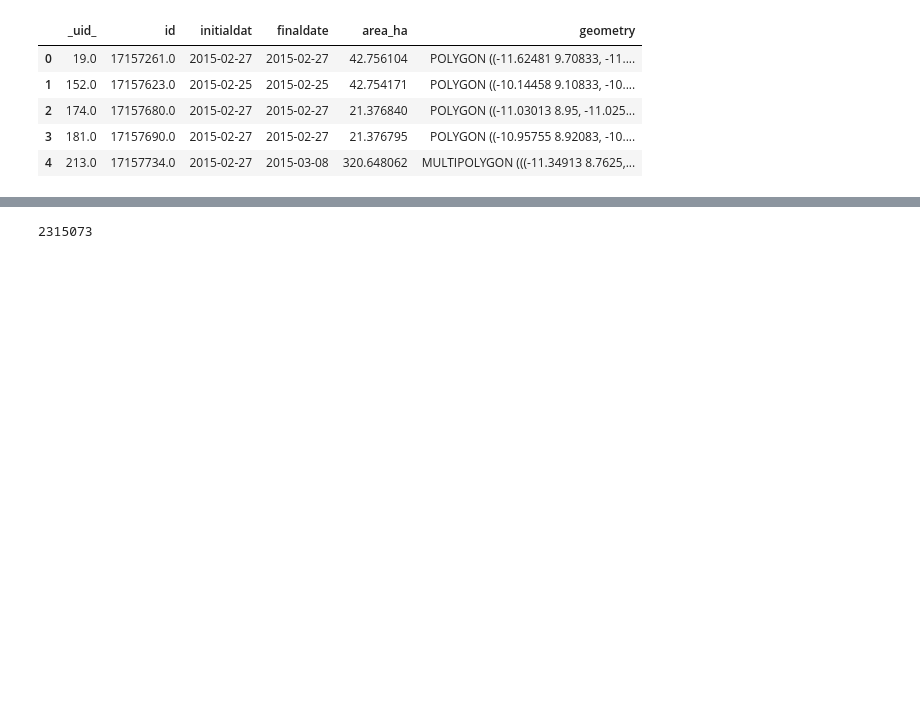
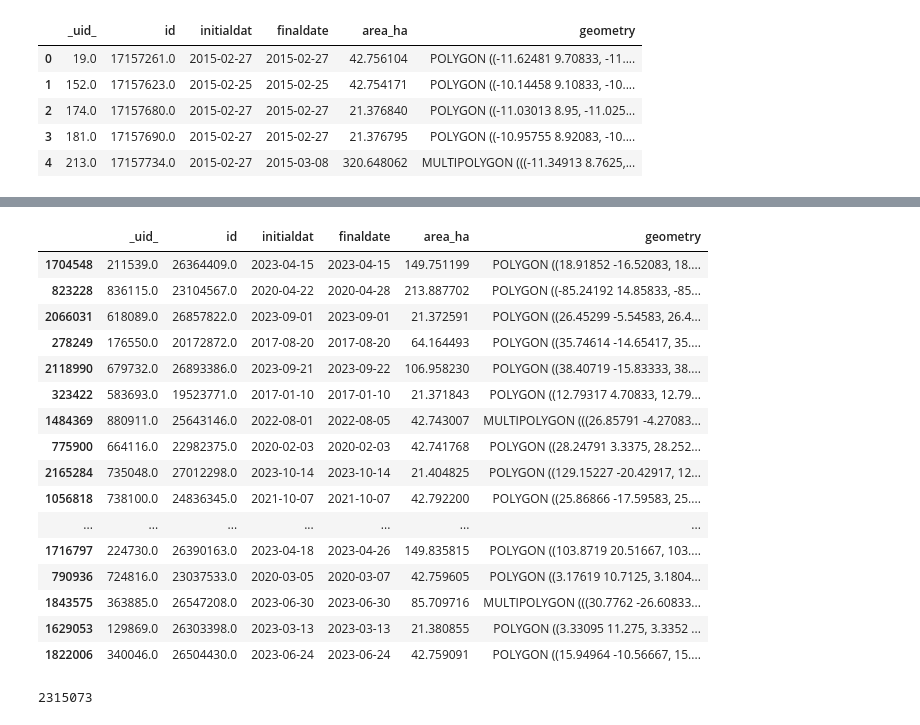
Before and after one commit to ClarkCGA/gelos-lc-datagen, a Jupyter notebook: notebooks/fire_events.ipynb, the cells around one changed output, grey strips where cells are left out. Saved outputs shown, nothing was run; the diff lists cells and outputs as text; code cells hidden in the pictures; blank space fills up the shorter version.

Commit message:
check area filter

```diff
--- a/notebooks/fire_events.ipynb
+++ b/notebooks/fire_events.ipynb
@@ -130,3 +129,23 @@ unique_fire_df.sample(20)
+# %%
+unique_fire_df.query(40)
+# %% [output]
+|  | _uid_ | id | initialdat | finaldate | area_ha | geometry |
+| 1704548 | 211539.0 | 26364409.0 | 2023-04-15 | 2023-04-15 | 149.751199 | POLYGON ((18.91852 -16.52083, 18.... |
+| 823228 | 836115.0 | 23104567.0 | 2020-04-22 | 2020-04-28 | 213.887702 | POLYGON ((-85.24192 14.85833, -85... |
+| 2066031 | 618089.0 | 26857822.0 | 2023-09-01 | 2023-09-01 | 21.372591 | POLYGON ((26.45299 -5.54583, 26.4... |
+| 278249 | 176550.0 | 20172872.0 | 2017-08-20 | 2017-08-20 | 64.164493 | POLYGON ((35.74614 -14.65417, 35.... |
+| 2118990 | 679732.0 | 26893386.0 | 2023-09-21 | 2023-09-22 | 106.958230 | POLYGON ((38.40719 -15.83333, 38.... |
+| 323422 | 583693.0 | 19523771.0 | 2017-01-10 | 2017-01-10 | 21.371843 | POLYGON ((12.79317 4.70833, 12.79... |
+| 1484369 | 880911.0 | 25643146.0 | 2022-08-01 | 2022-08-05 | 42.743007 | MULTIPOLYGON (((26.85791 -4.27083... |
+| 775900 | 664116.0 | 22982375.0 | 2020-02-03 | 2020-02-03 | 42.741768 | POLYGON ((28.24791 3.3375, 28.252... |
+| 2165284 | 735048.0 | 27012298.0 | 2023-10-14 | 2023-10-14 | 21.404825 | POLYGON ((129.15227 -20.42917, 12... |
+| 1056818 | 738100.0 | 24836345.0 | 2021-10-07 | 2021-10-07 | 42.792200 | POLYGON ((25.86866 -17.59583, 25.... |
+| ... | ... | ... | ... | ... | ... | ... |
+| 1716797 | 224730.0 | 26390163.0 | 2023-04-18 | 2023-04-26 | 149.835815 | POLYGON ((103.8719 20.51667, 103.... |
+| 790936 | 724816.0 | 23037533.0 | 2020-03-05 | 2020-03-07 | 42.759605 | POLYGON ((3.17619 10.7125, 3.1804... |
+| 1843575 | 363885.0 | 26547208.0 | 2023-06-30 | 2023-06-30 | 85.709716 | MULTIPOLYGON (((30.7762 -26.60833... |
+| 1629053 | 129869.0 | 26303398.0 | 2023-03-13 | 2023-03-13 | 21.380855 | POLYGON ((3.33095 11.275, 3.3352 ... |
+| 1822006 | 340046.0 | 26504430.0 | 2023-06-24 | 2023-06-24 | 42.759091 | POLYGON ((15.94964 -10.56667, 15.... |
 # %%
 len(unique_fire_df)
 # %% [output]
```
Also changed, not shown: parts of 5 cells of this notebook.
